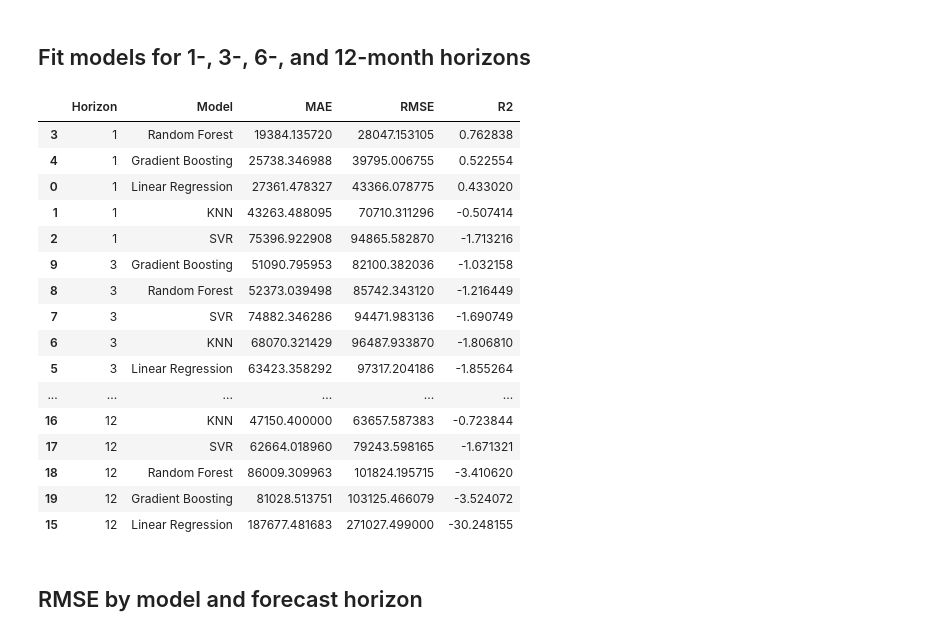
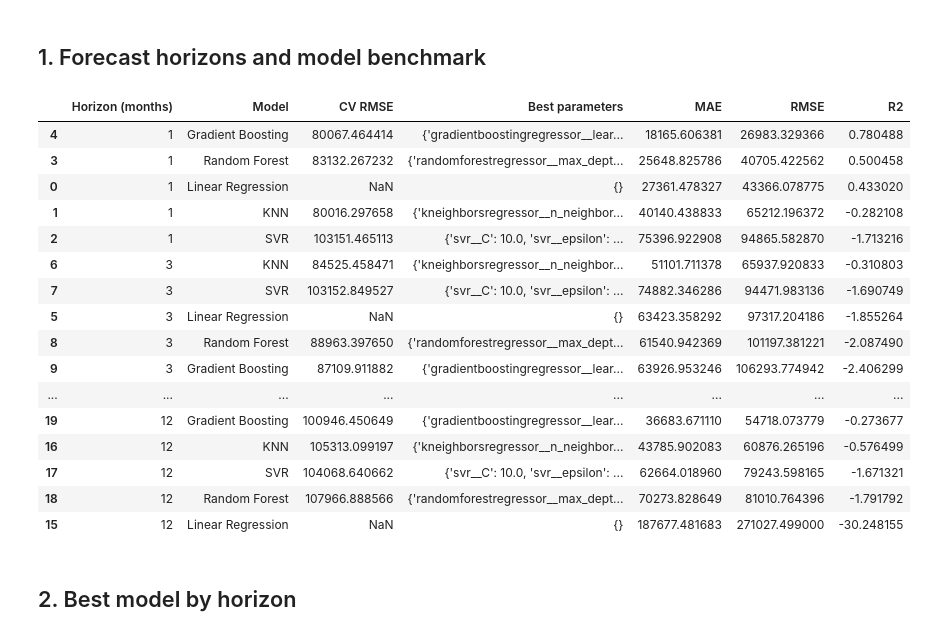
Before and after one commit to Lucy-Schmid/Lucy-Schmid.github.io, a Jupyter notebook: notebooks/Modelling and Comparison/03_Univariate_Forecasting.ipynb, the cells around one changed output. Cells and saved outputs as stored; diff of their text form; code cells hidden in the pictures.

```diff
--- a/notebooks/Modelling and Comparison/03_Univariate_Forecasting.ipynb
+++ b/notebooks/Modelling and Comparison/03_Univariate_Forecasting.ipynb
@@ -156,2 +113,2 @@ Data: /home/schmidlucy/Lucy-Schmid.github.io/Data/lithium_consolidated_monthly.c
-# %% [markdown]
-## Fit models for 1-, 3-, 6-, and 12-month horizons
+# %% [markdown]
+## 1. Forecast horizons and model benchmark
@@ -158,32 +162,42 @@ Data: /home/schmidlucy/Lucy-Schmid.github.io/Data/lithium_consolidated_monthly.c
 # %%
-HORIZONS=[1,3,6,12]
-rows=[]; store={}
+HORIZONS = [1, 3, 6, 12]
+results, predictions = [], {}
 for h in HORIZONS:
-    X,y=supervised_frame(horizon=h,n_lags=12,exog_cols=None)
-    Xtr,Xte,ytr,yte=chronological_split(X,y)
-    for name,model in model_bank().items():
-        model.fit(Xtr,ytr); pred=model.predict(Xte)
-        rows.append({"Horizon":h,"Model":name,**score(yte,pred)})
-        store[(h,name)]=(Xtr,Xte,ytr,yte,pred)
-results=pd.DataFrame(rows).sort_values(["Horizon","RMSE"])
-display(results); results.to_csv(TABLES_DIR/"univariate_model_comparison.csv",index=False)
+    X, y = make_supervised(horizon=h, n_lags=12, exog_cols=None)
+    X_train, X_test, y_train, y_test = split_time(X, y)
+    for name, model in model_bank().items():
+        fitted_model, cv_rmse, best_params = fit_with_time_series_cv(
+            name, model, X_train, y_train
+        )
+        pred = fitted_model.predict(X_test)
+        row = {
+            "Horizon (months)": h,
+            "Model": name,
+            "CV RMSE": cv_rmse,
+            "Best parameters": str(best_params),
+            **score_predictions(y_test, pred)
+        }
+        results.append(row)
+        predictions[(h, name)] = (y_test, pred)
+results = pd.DataFrame(results).sort_values(["Horizon (months)", "RMSE"])
+display(results)
 # %% [output]
-|  | Horizon | Model | MAE | RMSE | R2 |
-| 3 | 1 | Random Forest | 19384.135720 | 28047.153105 | 0.762838 |
-| 4 | 1 | Gradient Boosting | 25738.346988 | 39795.006755 | 0.522554 |
-| 0 | 1 | Linear Regression | 27361.478327 | 43366.078775 | 0.433020 |
-| 1 | 1 | KNN | 43263.488095 | 70710.311296 | -0.507414 |
-| 2 | 1 | SVR | 75396.922908 | 94865.582870 | -1.713216 |
-| 9 | 3 | Gradient Boosting | 51090.795953 | 82100.382036 | -1.032158 |
-| 8 | 3 | Random Forest | 52373.039498 | 85742.343120 | -1.216449 |
-| 7 | 3 | SVR | 74882.346286 | 94471.983136 | -1.690749 |
-| 6 | 3 | KNN | 68070.321429 | 96487.933870 | -1.806810 |
-| 5 | 3 | Linear Regression | 63423.358292 | 97317.204186 | -1.855264 |
-| ... | ... | ... | ... | ... | ... |
-| 16 | 12 | KNN | 47150.400000 | 63657.587383 | -0.723844 |
-| 17 | 12 | SVR | 62664.018960 | 79243.598165 | -1.671321 |
-| 18 | 12 | Random Forest | 86009.309963 | 101824.195715 | -3.410620 |
-| 19 | 12 | Gradient Boosting | 81028.513751 | 103125.466079 | -3.524072 |
-| 15 | 12 | Linear Regression | 187677.481683 | 271027.499000 | -30.248155 |
+|  | Horizon (months) | Model | CV RMSE | Best parameters | MAE | RMSE | R2 |
+| 4 | 1 | Gradient Boosting | 80067.464414 | {'gradientboostingregressor__lear... | 18165.606381 | 26983.329366 | 0.780488 |
+| 3 | 1 | Random Forest | 83132.267232 | {'randomforestregressor__max_dept... | 25648.825786 | 40705.422562 | 0.500458 |
+| 0 | 1 | Linear Regression | NaN | {} | 27361.478327 | 43366.078775 | 0.433020 |
+| 1 | 1 | KNN | 80016.297658 | {'kneighborsregressor__n_neighbor... | 40140.438833 | 65212.196372 | -0.282108 |
+| 2 | 1 | SVR | 103151.465113 | {'svr__C': 10.0, 'svr__epsilon': ... | 75396.922908 | 94865.582870 | -1.713216 |
+| 6 | 3 | KNN | 84525.458471 | {'kneighborsregressor__n_neighbor... | 51101.711378 | 65937.920833 | -0.310803 |
+| 7 | 3 | SVR | 103152.849527 | {'svr__C': 10.0, 'svr__epsilon': ... | 74882.346286 | 94471.983136 | -1.690749 |
+| 5 | 3 | Linear Regression | NaN | {} | 63423.358292 | 97317.204186 | -1.855264 |
+| 8 | 3 | Random Forest | 88963.397650 | {'randomforestregressor__max_dept... | 61540.942369 | 101197.381221 | -2.087490 |
+| 9 | 3 | Gradient Boosting | 87109.911882 | {'gradientboostingregressor__lear... | 63926.953246 | 106293.774942 | -2.406299 |
+| ... | ... | ... | ... | ... | ... | ... | ... |
+| 19 | 12 | Gradient Boosting | 100946.450649 | {'gradientboostingregressor__lear... | 36683.671110 | 54718.073779 | -0.273677 |
+| 16 | 12 | KNN | 105313.099197 | {'kneighborsregressor__n_neighbor... | 43785.902083 | 60876.265196 | -0.576499 |
+| 17 | 12 | SVR | 104068.640662 | {'svr__C': 10.0, 'svr__epsilon': ... | 62664.018960 | 79243.598165 | -1.671321 |
+| 18 | 12 | Random Forest | 107966.888566 | {'randomforestregressor__max_dept... | 70273.828649 | 81010.764396 | -1.791792 |
+| 15 | 12 | Linear Regression | NaN | {} | 187677.481683 | 271027.499000 | -30.248155 |
 # %% [markdown]
-## RMSE by model and forecast horizon
+## 2. Best model by horizon
```
Also changed, not shown: parts of 19 cells of this notebook, 52 other files.
